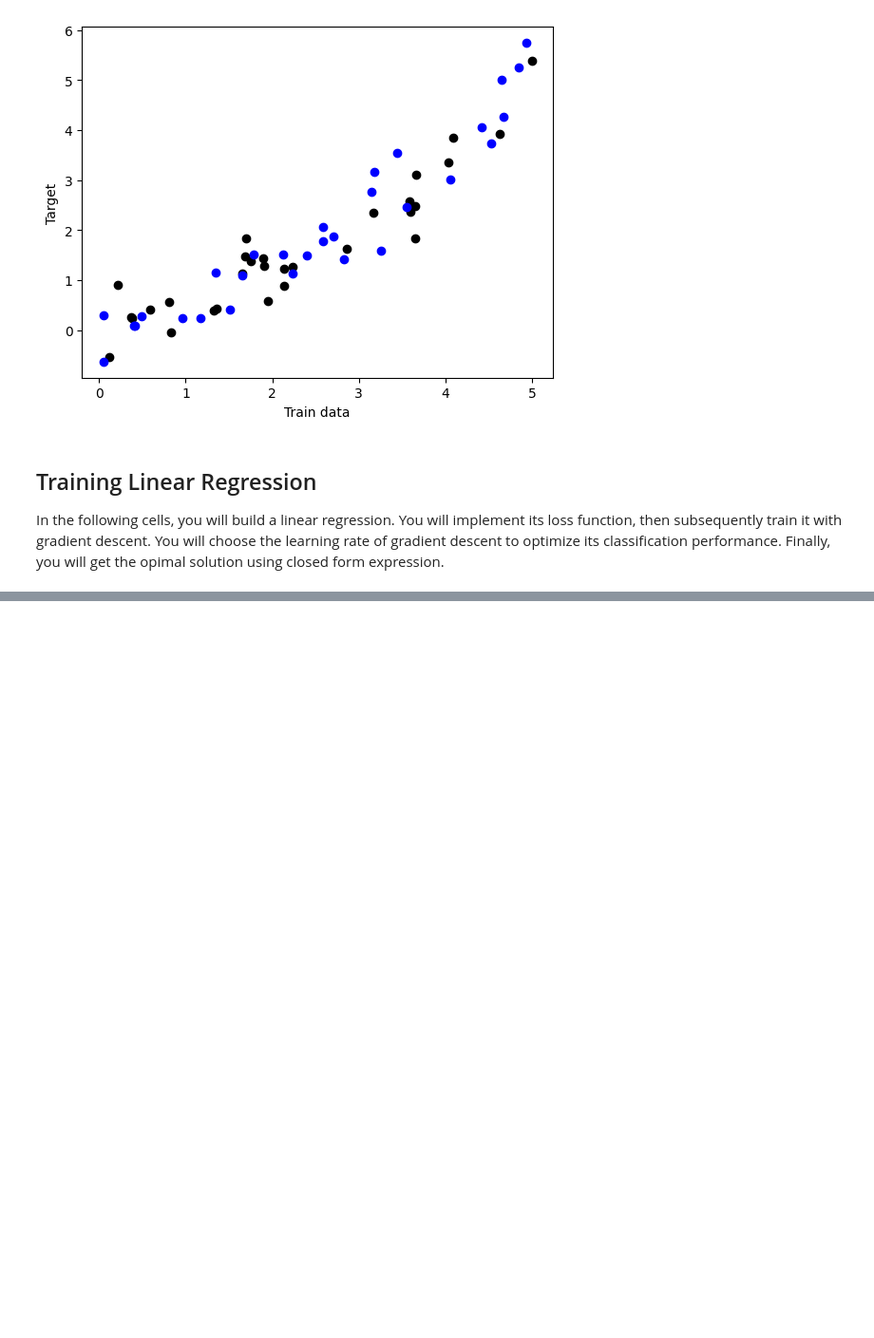
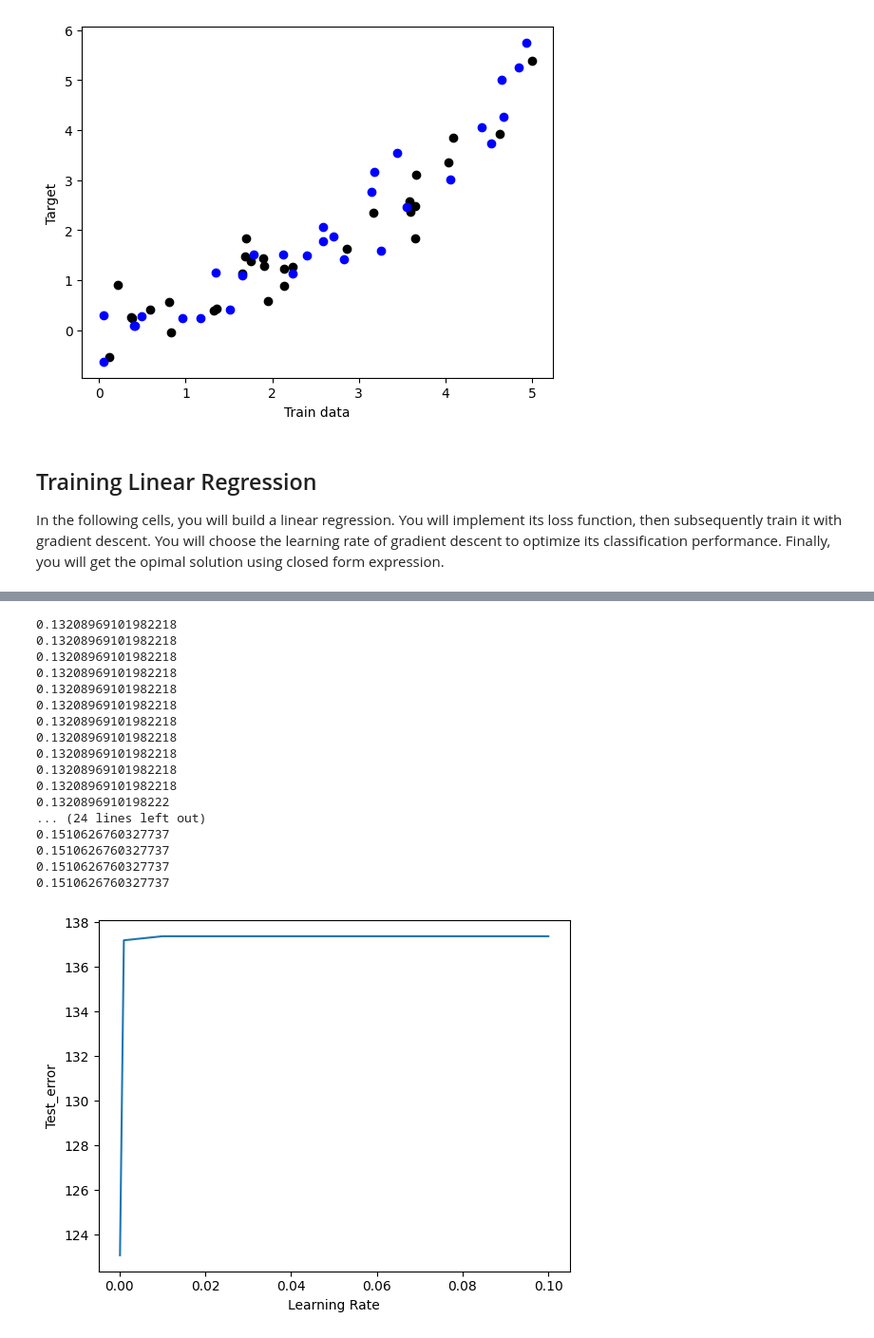
Before and after one commit to DivikChotani/machine-learning, a Jupyter notebook: HW1_code/Notebook.ipynb, the cells around one changed output, grey strips where cells are left out. Shown: that part at 95% size. Drawn from its saved outputs; the diff is of its cells as text; code cells hidden in the pictures; blank space fills up the shorter version.

Commit message:
cleaned the output of cells and added in the testing of the linear regression model

```diff
--- a/HW1_code/Notebook.ipynb
+++ b/HW1_code/Notebook.ipynb
@@ -302,22 +264,54 @@ Final loss: nan
 # %%
 ## PART (d) (Different Learning Rates):
 from numpy.linalg import norm
 lrs = [1e-1, 1e-2, 1e-3, 1e-4]
 test_err = np.zeros((len(lrs),1))
 # ================================================================ #
 # YOUR CODE HERE:
 # Train the Logistic regression for different learning rates and average the test error over 10 times
 # ================================================================ #
 
+for i, eta in enumerate(lrs):
+    # train from scratch
+    total_err = 0
+    for _ in range(10):
+        regression = Regression(m=1, reg_param=0)
+        loss_history, w = regression.train_LR(X_train, y_train, eta=eta, batch_size=30, num_iters=10000)
+        y_pred = regression.predict(X_test).reshape(-1, 1)
+
+        err = norm(y_pred - y_test)**2 / len(y_test)
+        total_err += err
+
+    test_err[i] = total_err / 10
+
 # ================================================================ #
 # END YOUR CODE HERE
 # ================================================================ #
 fig = plt.figure()
 plt.plot(lrs,test_err)
 plt.xlabel('Learning Rate')
 plt.ylabel('Test_error')
 plt.show()
 fig.savefig('./plots/LR_Batch_test.pdf')
+# %% [output]
+0.13208969101982218
+0.13208969101982218
+0.13208969101982218
+0.13208969101982218
+0.13208969101982218
+0.13208969101982218
+0.13208969101982218
+0.13208969101982218
+0.13208969101982218
+0.13208969101982218
+0.13208969101982218
+0.1320896910198222
+... (24 lines left out)
+0.1510626760327737
+0.1510626760327737
+0.1510626760327737
+0.1510626760327737
+[figure, added]
 # %%
 ## PART (e):
 ## Complete closed_form function in Regression.py file
```
Also changed, not shown: parts of 2 cells of this notebook, 1 other file.
